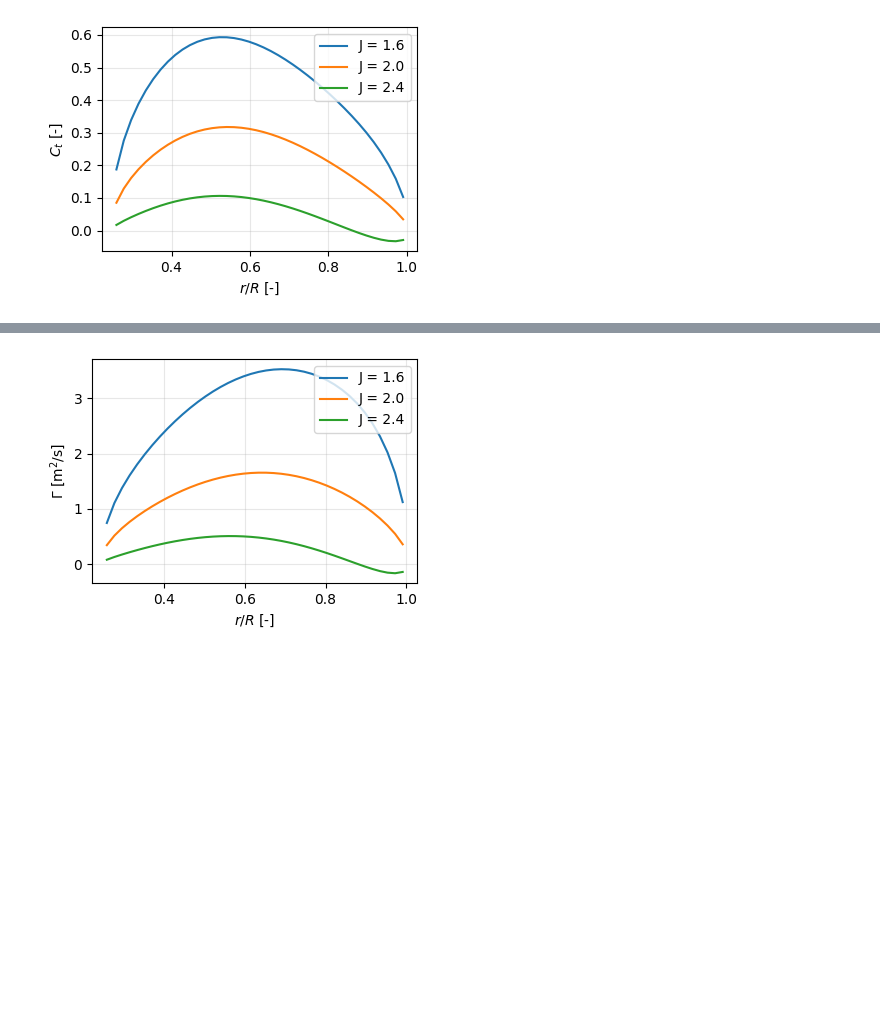
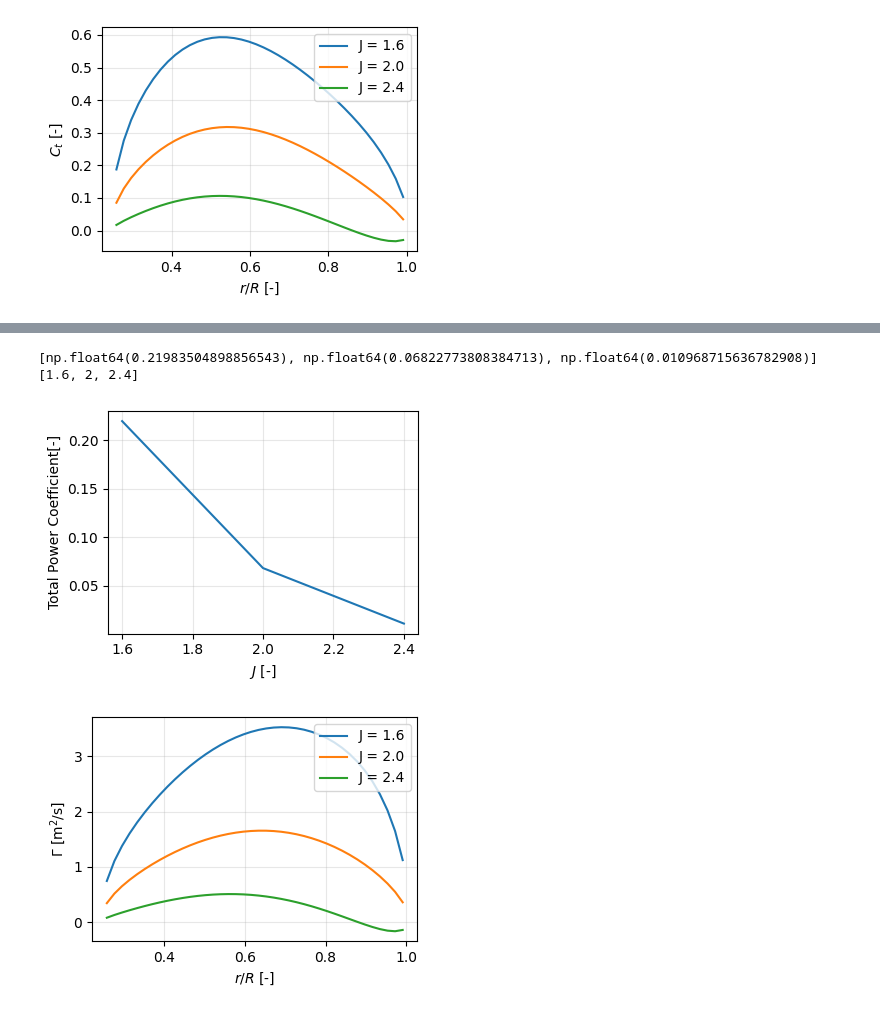
Before and after one commit to NeoStellarator/AE4135_RWA_assignments, a Jupyter notebook: 2_LLM/Ploting.ipynb, the cells around one changed output, grey strips where cells are left out. Cells and saved outputs as stored; diff of their text form; code cells hidden in the pictures; blank space fills up the shorter version.

```diff
--- a/2_LLM/Ploting.ipynb
+++ b/2_LLM/Ploting.ipynb
@@ -160,5 +180,23 @@ fig.savefig(plot_dir.joinpath("span_dist_Cy.pdf"))
 # %%
-#Total Power coeficient #TODO need to implement in the code first
+#Total Power coeficient t
+print(PC_l)
+print(J)
+fig, ax = plt.subplots(figsize=(4,3))
+if ax is None:
+    fig, ax = plt.subplots(figsize=(5,4))
+
+ax.plot(J, PC_l)
+
+ax.set_xlabel(r"$J$ [-]")
+ax.set_ylabel(r"Total Power Coefficient[-]")
+ax.grid(True, alpha=0.3)
+fig.tight_layout()
+
+fig.savefig(plot_dir.joinpath("total_power_coefficient_J.pdf"))
+# %% [output]
+[np.float64(0.21983504898856543), np.float64(0.06822773808384713), np.float64(0.010968715636782908)]
+[1.6, 2, 2.4]
+[figure, added]
 # %%
 #Distribution of the circulation(Gamma) along the blade span
 fig, ax = plt.subplots(figsize=(4,3))
```
Also changed, not shown: parts of 4 cells of this notebook, 2 other files.
